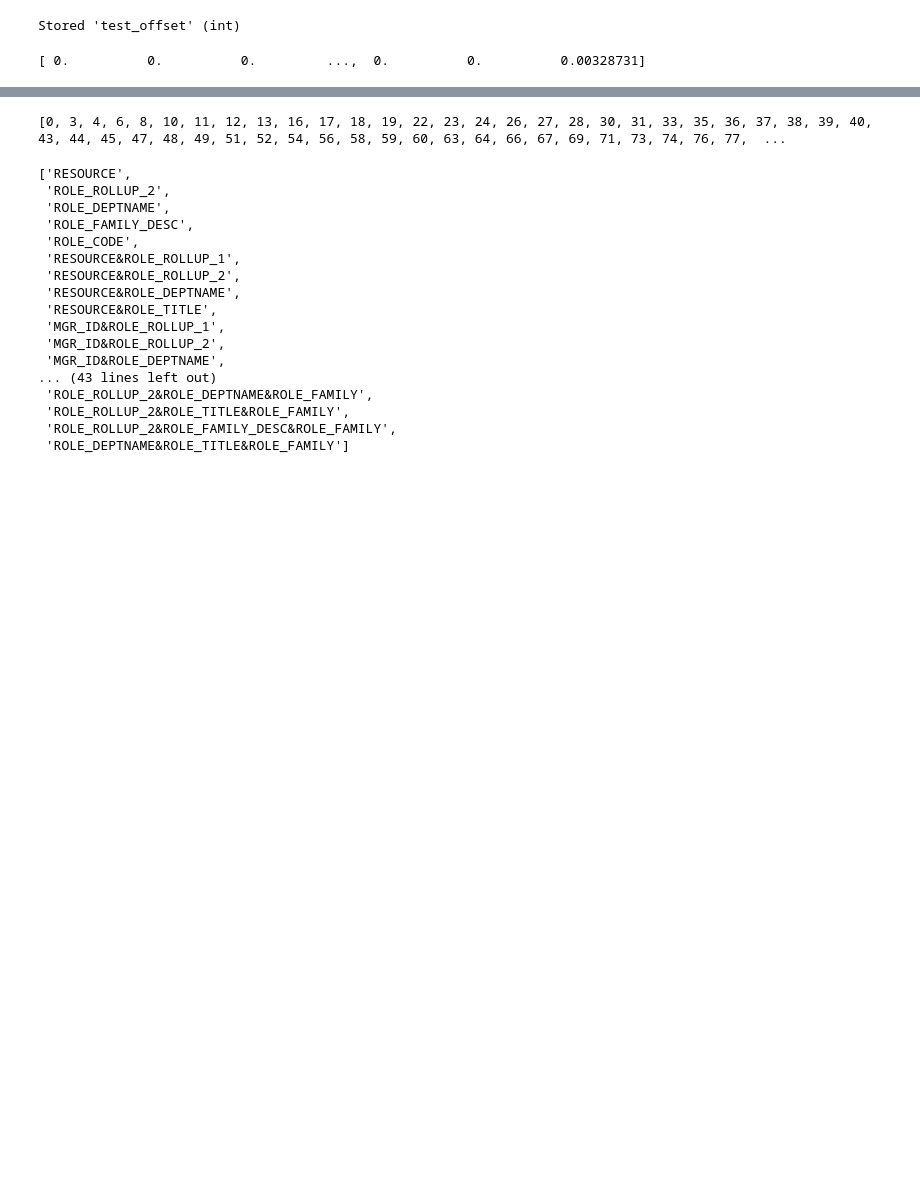
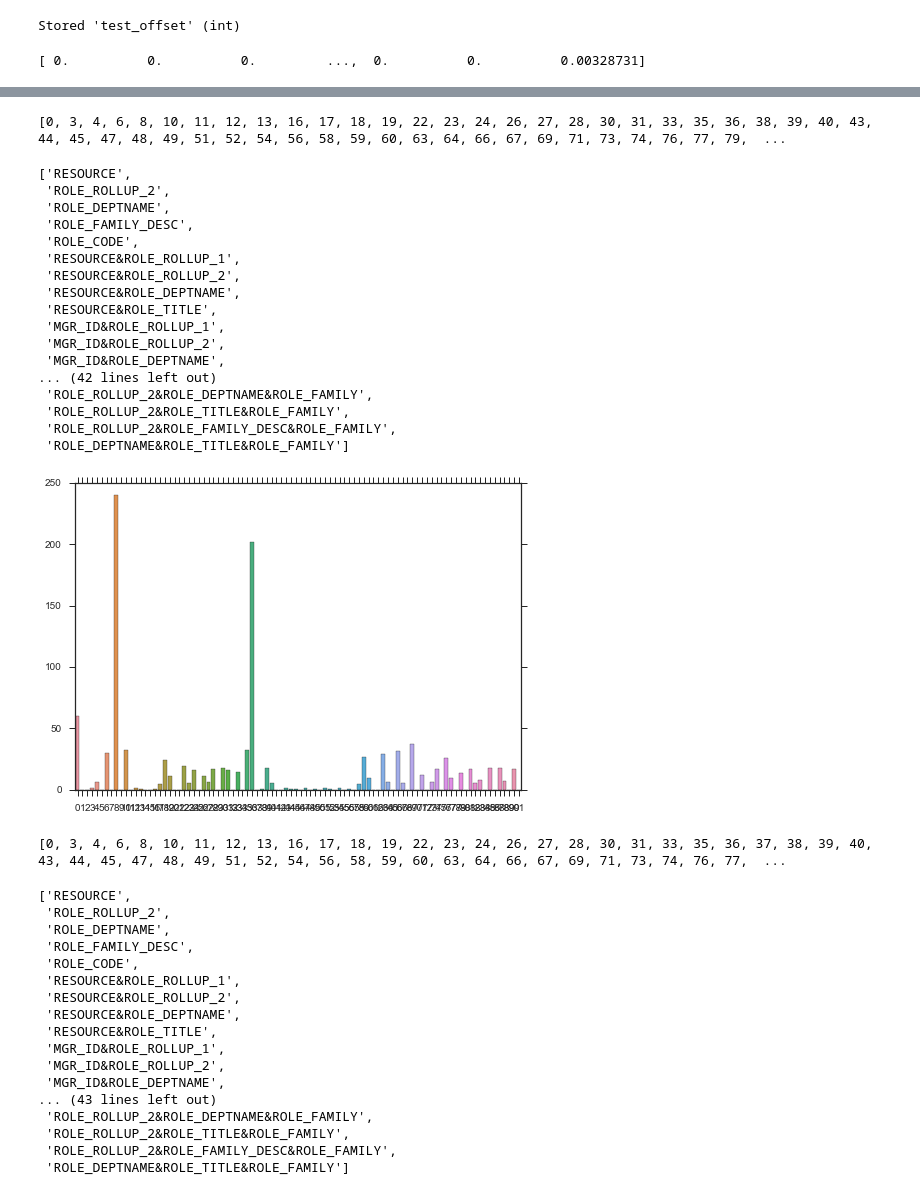
Before and after one commit to chenjennhaur/machinelearning, a Jupyter notebook: Amazon Challenge.ipynb, the cells around one changed output, grey strips where cells are left out. Saved outputs shown, nothing was run; the diff lists cells and outputs as text; code cells hidden in the pictures; blank space fills up the shorter version.

```diff
--- a/Amazon Challenge.ipynb
+++ b/Amazon Challenge.ipynb
@@ -242,3 +245,32 @@ print(prob_sum)
+# %%
+sb.barplot(y=prob_sum,x=np.arange(92))
+#hsb = sb.hist(prob_sum,xlim=0.1)
+#Look at bar plot to see what threshold of the features to select
+ufeatures = []
+for i,j in enumerate(prob_sum):
+    if (j>0) : ufeatures.append(i)
+print(ufeatures)
+[header[i] for i in ufeatures]
+# %% [output]
+[0, 3, 4, 6, 8, 10, 11, 12, 13, 16, 17, 18, 19, 22, 23, 24, 26, 27, 28, 30, 31, 33, 35, 36, 38, 39, 40, 43, 44, 45, 47, 48, 49, 51, 52, 54, 56, 58, 59, 60, 63, 64, 66, 67, 69, 71, 73, 74, 76, 77, 79,  ...
+['RESOURCE',
+ 'ROLE_ROLLUP_2',
+ 'ROLE_DEPTNAME',
+ 'ROLE_FAMILY_DESC',
+ 'ROLE_CODE',
+ 'RESOURCE&ROLE_ROLLUP_1',
+ 'RESOURCE&ROLE_ROLLUP_2',
+ 'RESOURCE&ROLE_DEPTNAME',
+ 'RESOURCE&ROLE_TITLE',
+ 'MGR_ID&ROLE_ROLLUP_1',
+ 'MGR_ID&ROLE_ROLLUP_2',
+ 'MGR_ID&ROLE_DEPTNAME',
+... (42 lines left out)
+ 'ROLE_ROLLUP_2&ROLE_DEPTNAME&ROLE_FAMILY',
+ 'ROLE_ROLLUP_2&ROLE_TITLE&ROLE_FAMILY',
+ 'ROLE_ROLLUP_2&ROLE_FAMILY_DESC&ROLE_FAMILY',
+ 'ROLE_DEPTNAME&ROLE_TITLE&ROLE_FAMILY']
+[figure, added]
 # %%
 #Feature Selection - Greedy Algorithm (Wrapping)
 
```
Also changed, not shown: parts of 4 cells of this notebook.
